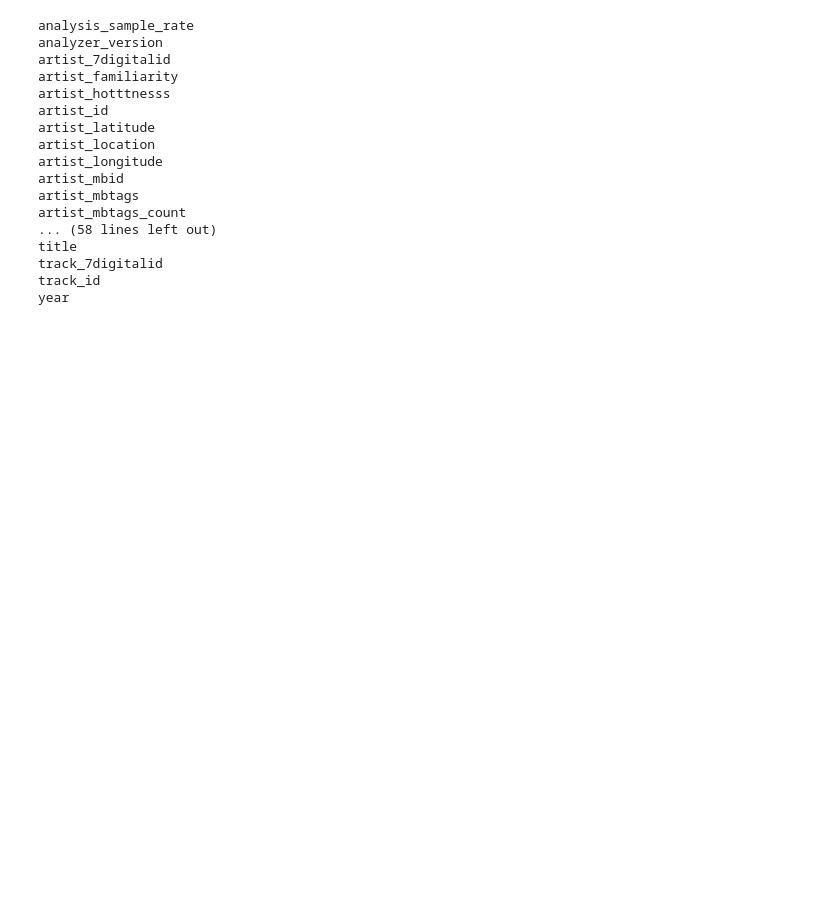
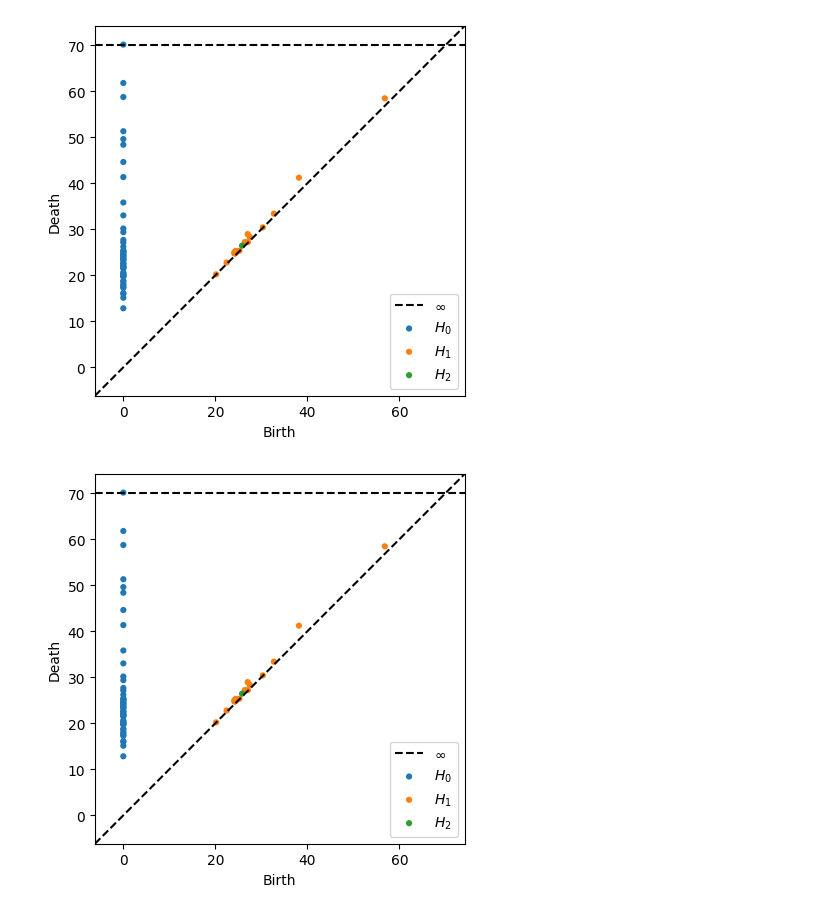
Before and after one commit to BVanDeWater/625.687, a Jupyter notebook: Notebooks/Segments_Pitches.ipynb, the cells around one changed output. Drawn from its saved outputs; the diff is of its cells as text; code cells hidden in the pictures; blank space fills up the shorter version.

```diff
--- a/Notebooks/Segments_Pitches.ipynb
+++ b/Notebooks/Segments_Pitches.ipynb
@@ -6,33 +6,14 @@ import sys
 sys.path.append('C:\\Users\\Tim\\PycharmProjects\\625.687\src') # your local repo here
 
 path = "C:\\Users\\Tim\\Desktop\\MillionSongSubsetMillionSongSubset_dataframe_test.pkl" # your local data here
-df = pickle.load(open(path, "rb"))
-for c in sorted(df.columns):
-    print(c)
+big_path = "C:\\Users\\Tim\\Documents\\MillionSongSubset_dataframe_test.pkl"
+df = pickle.load(open(big_path, "rb"))
-# %% [output]
-analysis_sample_rate
-analyzer_version
-artist_7digitalid
-artist_familiarity
-artist_hotttnesss
-artist_id
-artist_latitude
-artist_location
-artist_longitude
-artist_mbid
-artist_mbtags
-artist_mbtags_count
-... (58 lines left out)
-title
-track_7digitalid
-track_id
-year
 # %%
 import msd_utils
 
 # Set up dataframe
 subdf = df[["year", "segments_pitches"]]
-subdf = subdf[subdf["year"] != 0]
+subdf = subdf[subdf["year"] != 0][:1000]
 
 # Featurize pitch data
 pitch_features = []
@@ -55,0 +41,26 @@ for index1, row1 in subdf.iterrows():
+# %%
+from msd_utils import compute_metric_matrix
+
+l1_dmatrix = compute_metric_matrix(subdf, "L_1_norm")
+l2_dmatrix = compute_metric_matrix(subdf, "L_2_norm")
+linf_dmatrix = compute_metric_matrix(subdf, "L_inf_norm")
+cosine_dmatrix = compute_metric_matrix(subdf, "cosine_similarity")
+
+dmatrices = [
+    l1_dmatrix,
+    l2_dmatrix,
+    linf_dmatrix,
+    cosine_dmatrix
+]
+# %%
+from ripser import ripser
+from persim import plot_diagrams
+import numpy as np
+
+for matrix in dmatrices:
+    matrix = np.asarray(matrix)
+    res = ripser(matrix, distance_matrix=True, maxdim=2)
+    plot_diagrams(res['dgms'], show=True)
+# %% [output]
+[figure, added]
+[figure, added]
```
Also changed, not shown: parts of 16 cells of this notebook, 4 other files.
